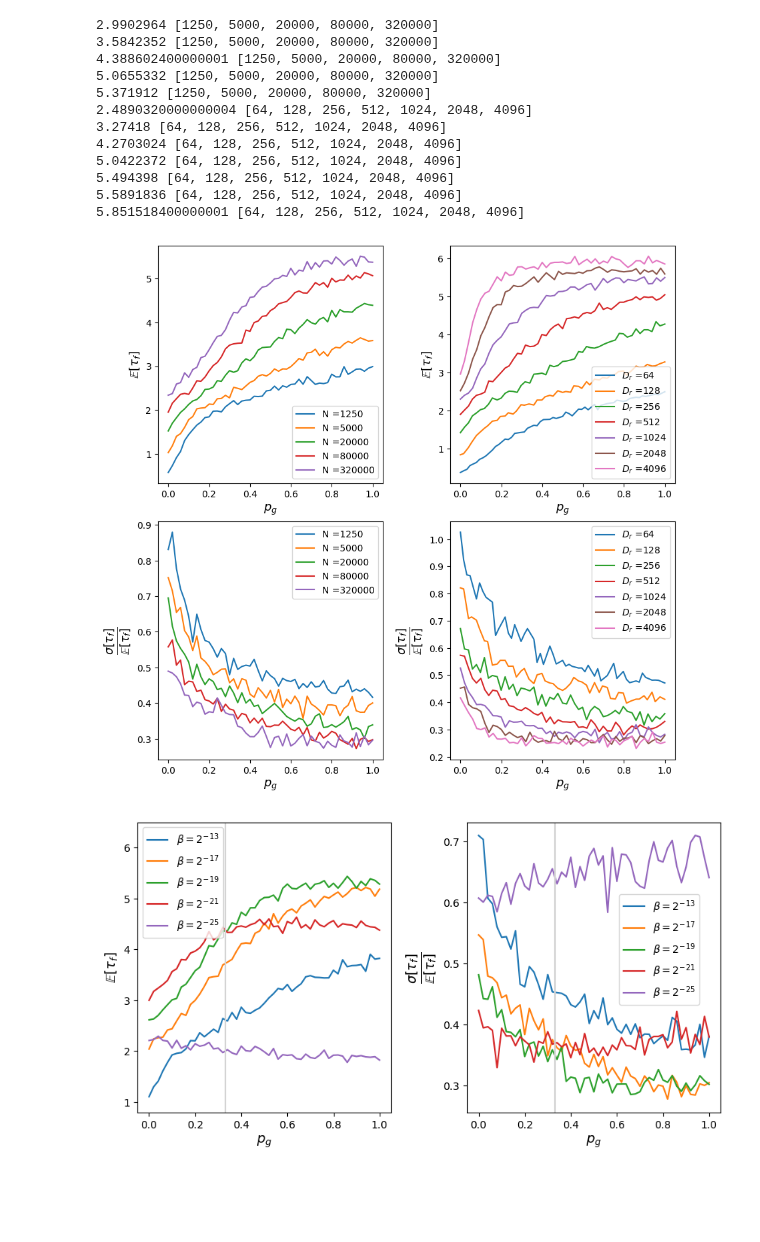
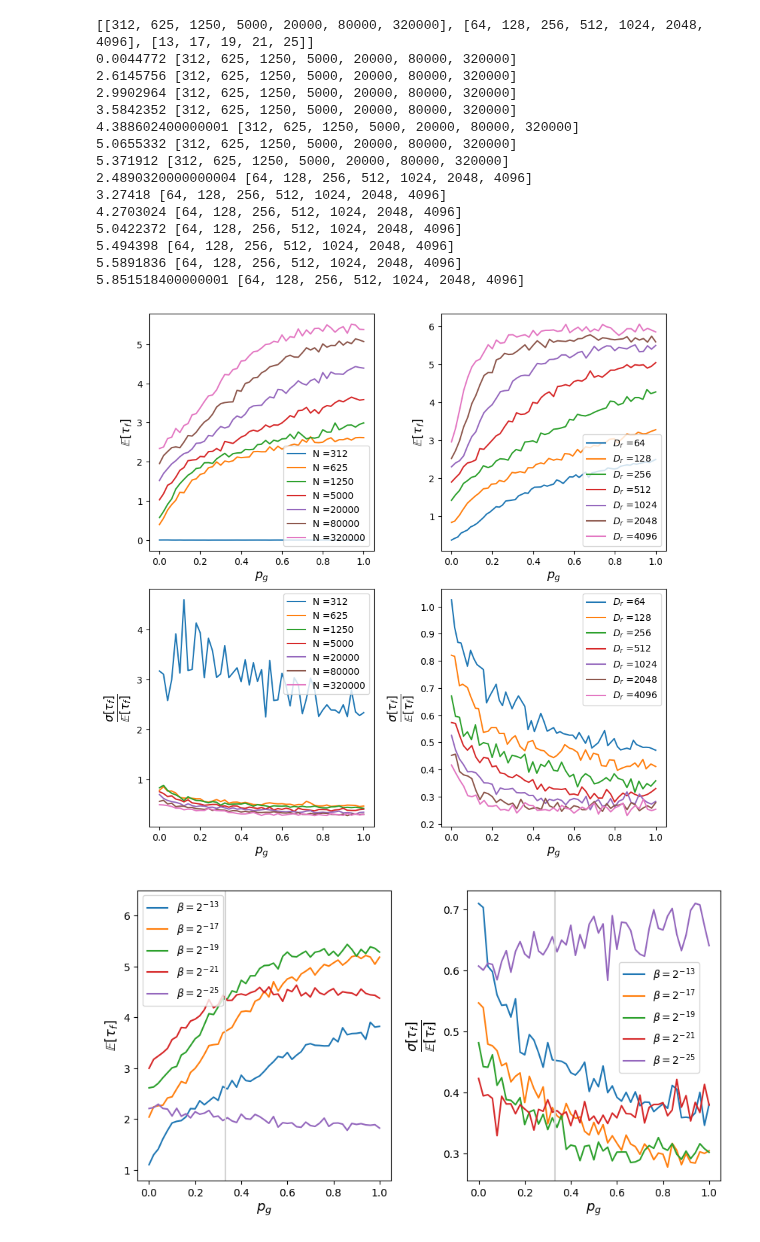
Before and after one commit to pinakm9/random-feature-map, a Jupyter notebook: notebooks/Section-4.1-4.3.ipynb, the cells around one changed output. Saved outputs shown, nothing was run; the diff lists cells and outputs as text; code cells hidden in the pictures; blank space fills up the shorter version.

```diff
--- a/notebooks/Section-4.1-4.3.ipynb
+++ b/notebooks/Section-4.1-4.3.ipynb
@@ -29,10 +29,12 @@ axs = [ax1, ax2, ax3, ax4]#, ax5, ax6]
 save_folders = [ '../data/L63-Strategy-varying-trainsize/',\
                 '../data/L63-Strategy-varying-featuresize/', '../data/L63-Strategy-varying-beta/']
 Ms = [12, 10, 13, 25]
-values = [[625*2**n for n in range(1, Ms[1], 2)], [2**n for n in range(6, Ms[2])], [13, 17, 19, 21, 25]]
-values_ = [[np.log2(625*2**n) for n in range(1, Ms[1], 2)], [n for n in range(6, Ms[2])], [13, 17, 19, 21, 25]]
+values = [[312, 625] + [625*2**n for n in range(1, Ms[1], 2)], [2**n for n in range(6, Ms[2])], [13, 17, 19, 21, 25]]
+values_ = [[np.log2(e) for e in values[0]], [n for n in range(6, Ms[2])], [13, 17, 19, 21, 25]]
 vars = ['N', r'$D_r$', r'$-\log_2\beta$']
 vars_ = [r'$\log_2(\text{sample size})$', r'$\log_2(\text{train size})$', r'$\log_2(D_r)$', r'$-\log_2\beta$']
+
+print(values)
 
 for i in range(2):
     colors = sns.color_palette()#('husl', len(values[i]))
@@ -41,39 +43,42 @@ for i in range(2):
     for j, item in enumerate(values[i]):
         if 2*j < len(values[i]):
             ls = 'solid'
         else:
             ls = 'solid'
         bsa = sr1.BatchStrategyAnalyzer_SMLR(save_folders[i] + str(item))
         tau, std = bsa.get_line('tau_f_se')
         axs[i].plot(bsa.percents, tau, label=f'{vars[i]} ={item}', linestyle=ls)
         print(tau[-1], values[i])
         # axs[i].scatter(bsa.percents, tau, s=10, marker='x')
         axs[i+2].plot(bsa.percents, std/tau, label=f'{vars[i]} ={item}', linestyle=ls)
     axs[i].set_xlabel(r'$p_g$', fontsize=13)
     axs[i].set_ylabel(r'$\mathbb{E}[\tau_f]$', fontsize=13)
     axs[i].legend(fontsize=10, loc='lower right')
     axs[i+2].set_xlabel(r'$p_g$', fontsize=13)
     axs[i+2].set_ylabel(r'$\frac{\sigma[\tau_f]}{\mathbb{E}[\tau_f]}$', fontsize=18)
     axs[i+2].legend(fontsize=10, loc='upper right')
 # ax1.set_title(r'$D_r=300, \beta=4\times10^{-5}$')
 # ax2.set_title(r'$\beta=4\times10^{-5}, N=20000$')
 # ax3.set_title(r'$D_r=300, N=20000$')
 plt.subplots_adjust(hspace=0.16, wspace=0.3)
 plt.savefig(f'../data/plots/tau_f_vs_p_g.png', dpi=300, bbox_inches='tight')
 # %% [output]
-2.9902964 [1250, 5000, 20000, 80000, 320000]
-3.5842352 [1250, 5000, 20000, 80000, 320000]
-4.388602400000001 [1250, 5000, 20000, 80000, 320000]
-5.0655332 [1250, 5000, 20000, 80000, 320000]
-5.371912 [1250, 5000, 20000, 80000, 320000]
+[[312, 625, 1250, 5000, 20000, 80000, 320000], [64, 128, 256, 512, 1024, 2048, 4096], [13, 17, 19, 21, 25]]
+0.0044772 [312, 625, 1250, 5000, 20000, 80000, 320000]
+2.6145756 [312, 625, 1250, 5000, 20000, 80000, 320000]
+2.9902964 [312, 625, 1250, 5000, 20000, 80000, 320000]
+3.5842352 [312, 625, 1250, 5000, 20000, 80000, 320000]
+4.388602400000001 [312, 625, 1250, 5000, 20000, 80000, 320000]
+5.0655332 [312, 625, 1250, 5000, 20000, 80000, 320000]
+5.371912 [312, 625, 1250, 5000, 20000, 80000, 320000]
 2.4890320000000004 [64, 128, 256, 512, 1024, 2048, 4096]
 3.27418 [64, 128, 256, 512, 1024, 2048, 4096]
 4.2703024 [64, 128, 256, 512, 1024, 2048, 4096]
 5.0422372 [64, 128, 256, 512, 1024, 2048, 4096]
 5.494398 [64, 128, 256, 512, 1024, 2048, 4096]
 5.5891836 [64, 128, 256, 512, 1024, 2048, 4096]
 5.851518400000001 [64, 128, 256, 512, 1024, 2048, 4096]
-[figure, old version]
+[figure, new version]
 # %%
 fig = plt.figure(figsize=(10, 5))
 ax1 = fig.add_subplot(121)
```
Also changed, not shown: parts of 1 cell of this notebook, 3 other files.
